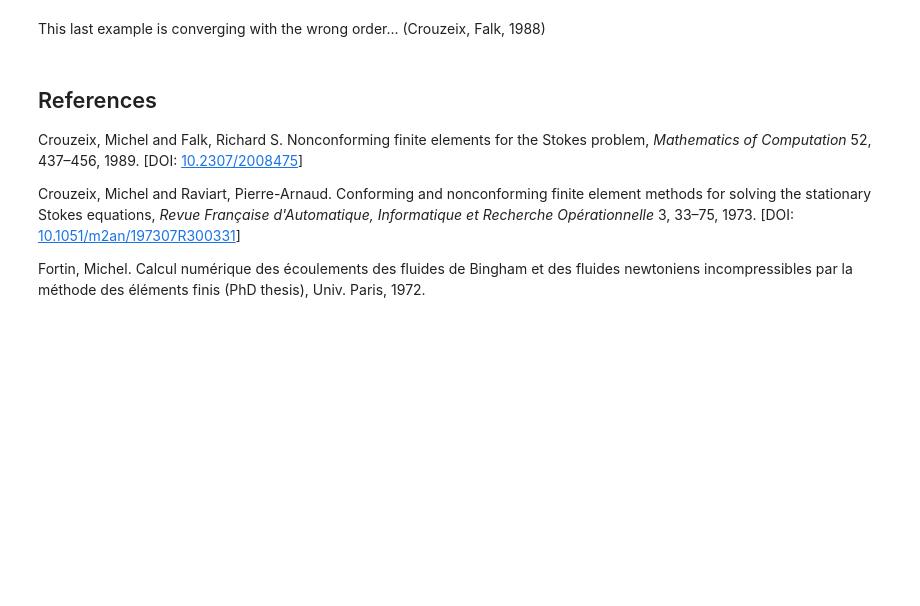
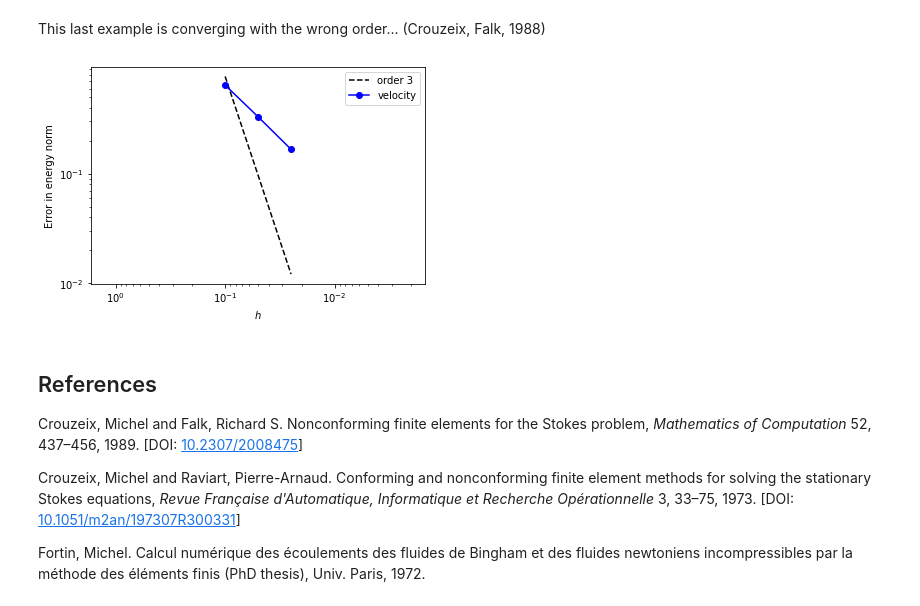
Before and after one commit to jorgensd/fenics22-tutorial, a Jupyter notebook: part3-stokes/comparing_elements.ipynb, the cells around one changed output. Cells and saved outputs as stored; diff of their text form; code cells hidden in the pictures; blank space fills up the shorter version.

```diff
--- a/part3-stokes/comparing_elements.ipynb
+++ b/part3-stokes/comparing_elements.ipynb
@@ -279,28 +289,30 @@ This last example is converging with the wrong order... (Crouzeix, Falk, 1988)
 # %%
 wcoeffs = np.eye(10)
 
 x = [[], [], [], []]
 for _ in range(3):
     x[0].append(np.zeros((0, 2)))
 x[1].append(np.array([[1 - i, i] for i in [0.25, 0.5, 0.75]]))
 x[1].append(np.array([[0.0, i] for i in [0.25, 0.5, 0.75]]))
 x[1].append(np.array([[i, 0.0] for i in [0.25, 0.5, 0.75]]))
 x[2].append(np.array([[1 / 3, 1 / 3]]))
 
 M = [[], [], [], []]
 for _ in range(3):
     M[0].append(np.zeros((0, 1, 0, 1)))
 for _ in range(3):
     M[1].append(np.array([[[[1.], [0.], [0.]]], [[[0.], [1.], [0.]]], [[[0.], [0.], [1.]]]]))
 M[2].append(np.array([[[[1.]]]]))
 
 crouzeix_falk = basix.ufl_wrapper.BasixElement(basix.create_custom_element(
     basix.CellType.triangle, [], wcoeffs, x, M, 0, basix.MapType.identity, False, 3, 3))
 element = ufl.MixedElement(
     ufl.VectorElement(crouzeix_falk),
     ufl.FiniteElement("DG", "triangle", 2))
 
-error_plot(element, 3)
+error_plot(element, 3, 3)
+# %% [output]
+[figure, added]
 # %% [markdown]
 ## References
 
```
Also changed, not shown: parts of 7 cells of this notebook, 3 other files.
